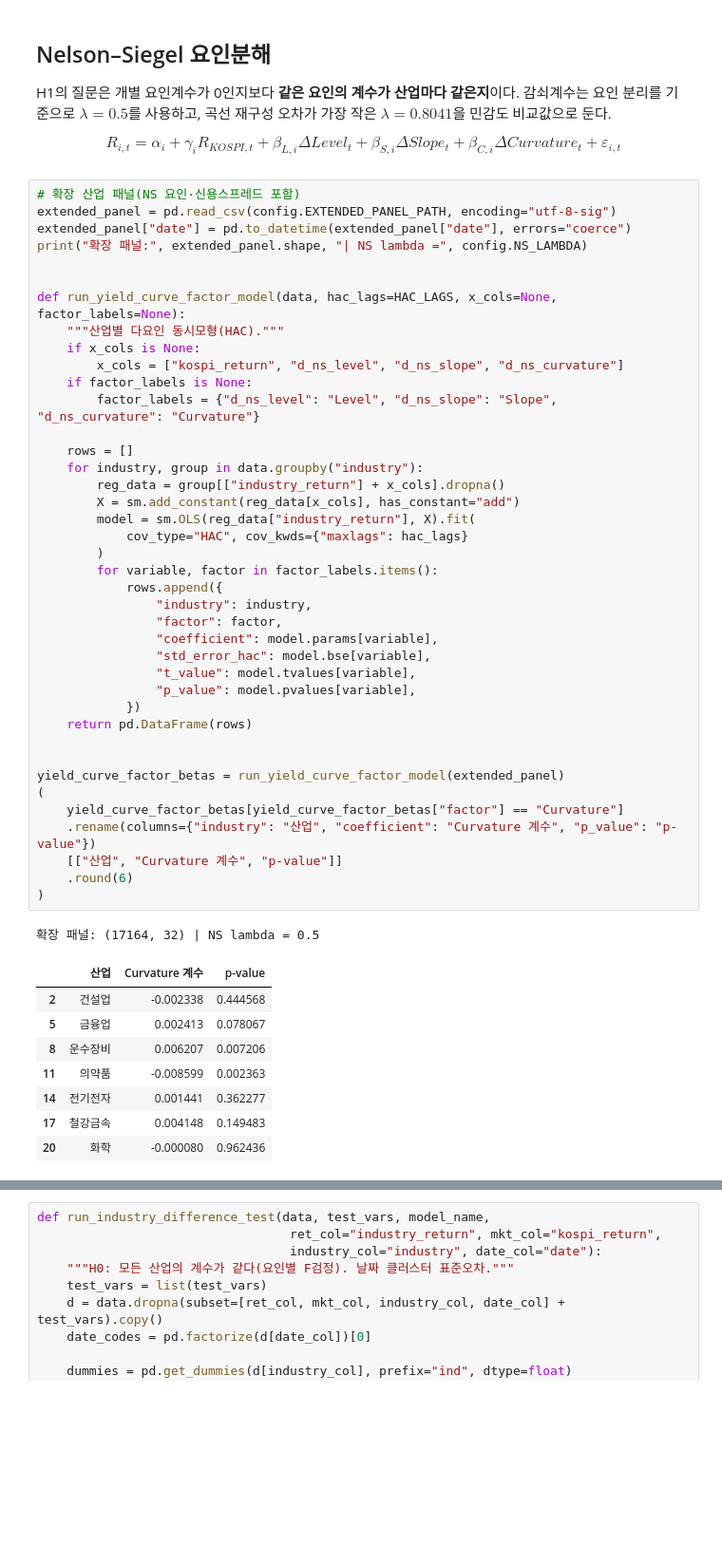
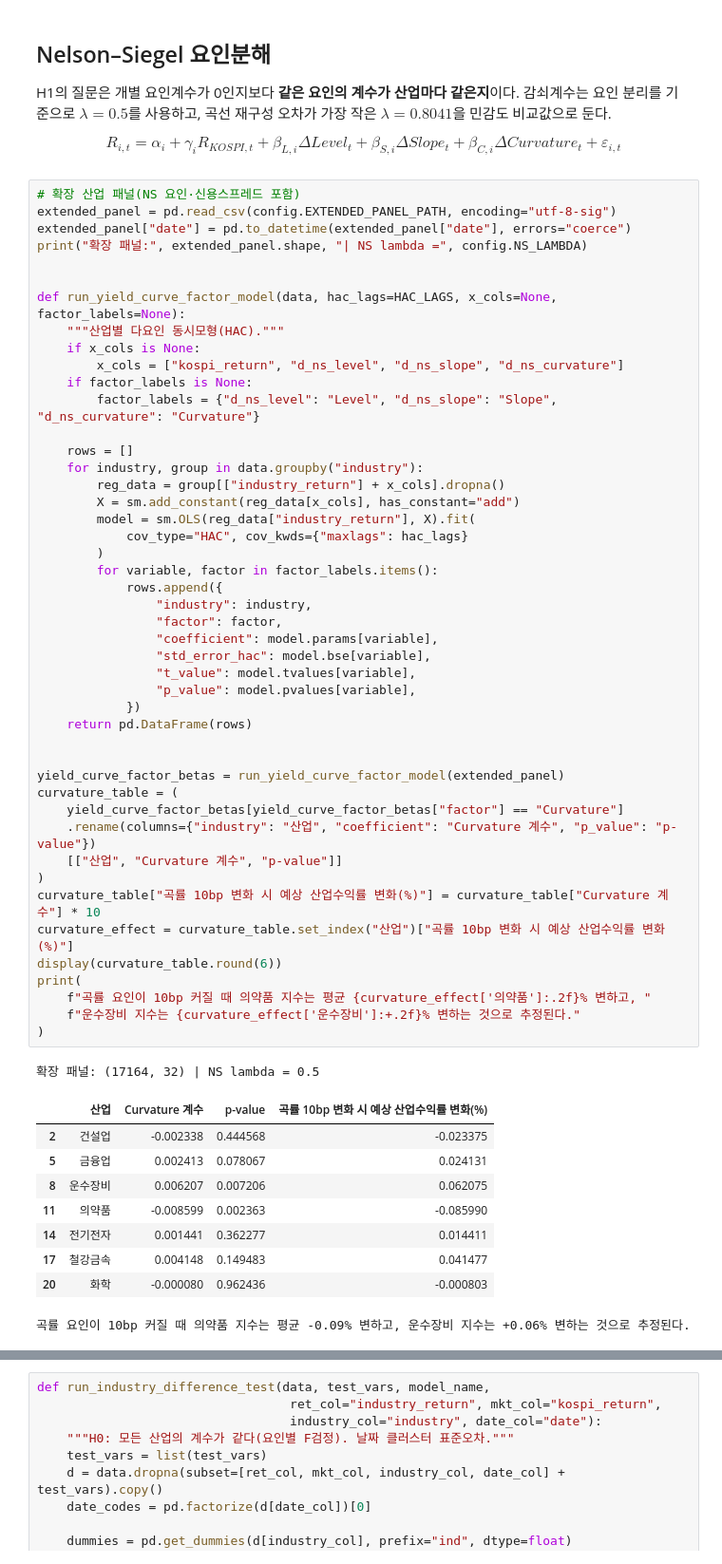
Before and after one commit to lcsvvo/FINDSLAB-Research-Intern, a Jupyter notebook: notebooks/FINAL_paper_analysis.ipynb, the cells around one changed output, grey strips where cells are left out. Shown at 95% size. Drawn from its saved outputs; the diff is of its cells as text; blank space fills up the shorter version.

```diff
--- a/notebooks/FINAL_paper_analysis.ipynb
+++ b/notebooks/FINAL_paper_analysis.ipynb
@@ -228,41 +245,48 @@ def run_yield_curve_factor_model(data, hac_lags=HAC_LAGS, x_cols=None, factor_la
         x_cols = ["kospi_return", "d_ns_level", "d_ns_slope", "d_ns_curvature"]
     if factor_labels is None:
         factor_labels = {"d_ns_level": "Level", "d_ns_slope": "Slope", "d_ns_curvature": "Curvature"}
 
     rows = []
     for industry, group in data.groupby("industry"):
         reg_data = group[["industry_return"] + x_cols].dropna()
         X = sm.add_constant(reg_data[x_cols], has_constant="add")
         model = sm.OLS(reg_data["industry_return"], X).fit(
             cov_type="HAC", cov_kwds={"maxlags": hac_lags}
         )
         for variable, factor in factor_labels.items():
             rows.append({
                 "industry": industry,
                 "factor": factor,
                 "coefficient": model.params[variable],
                 "std_error_hac": model.bse[variable],
                 "t_value": model.tvalues[variable],
                 "p_value": model.pvalues[variable],
             })
     return pd.DataFrame(rows)
 
 
 yield_curve_factor_betas = run_yield_curve_factor_model(extended_panel)
-(
+curvature_table = (
     yield_curve_factor_betas[yield_curve_factor_betas["factor"] == "Curvature"]
     .rename(columns={"industry": "산업", "coefficient": "Curvature 계수", "p_value": "p-value"})
     [["산업", "Curvature 계수", "p-value"]]
-    .round(6)
 )
+curvature_table["곡률 10bp 변화 시 예상 산업수익률 변화(%)"] = curvature_table["Curvature 계수"] * 10
+curvature_effect = curvature_table.set_index("산업")["곡률 10bp 변화 시 예상 산업수익률 변화(%)"]
+display(curvature_table.round(6))
+print(
+    f"곡률 요인이 10bp 커질 때 의약품 지수는 평균 {curvature_effect['의약품']:.2f}% 변하고, "
+    f"운수장비 지수는 {curvature_effect['운수장비']:+.2f}% 변하는 것으로 추정된다."
+)
 # %% [output]
 확장 패널: (17164, 32) | NS lambda = 0.5
-|  | 산업 | Curvature 계수 | p-value |
-| 2 | 건설업 | -0.002338 | 0.444568 |
-| 5 | 금융업 | 0.002413 | 0.078067 |
-| 8 | 운수장비 | 0.006207 | 0.007206 |
-| 11 | 의약품 | -0.008599 | 0.002363 |
-| 14 | 전기전자 | 0.001441 | 0.362277 |
-| 17 | 철강금속 | 0.004148 | 0.149483 |
-| 20 | 화학 | -0.000080 | 0.962436 |
+|  | 산업 | Curvature 계수 | p-value | 곡률 10bp 변화 시 예상 산업수익률 변화(%) |
+| 2 | 건설업 | -0.002338 | 0.444568 | -0.023375 |
+| 5 | 금융업 | 0.002413 | 0.078067 | 0.024131 |
+| 8 | 운수장비 | 0.006207 | 0.007206 | 0.062075 |
+| 11 | 의약품 | -0.008599 | 0.002363 | -0.085990 |
+| 14 | 전기전자 | 0.001441 | 0.362277 | 0.014411 |
+| 17 | 철강금속 | 0.004148 | 0.149483 | 0.041477 |
+| 20 | 화학 | -0.000080 | 0.962436 | -0.000803 |
+곡률 요인이 10bp 커질 때 의약품 지수는 평균 -0.09% 변하고, 운수장비 지수는 +0.06% 변하는 것으로 추정된다.
 # %% [markdown]
```
Also changed, not shown: parts of 23 cells of this notebook, 1 other file.
